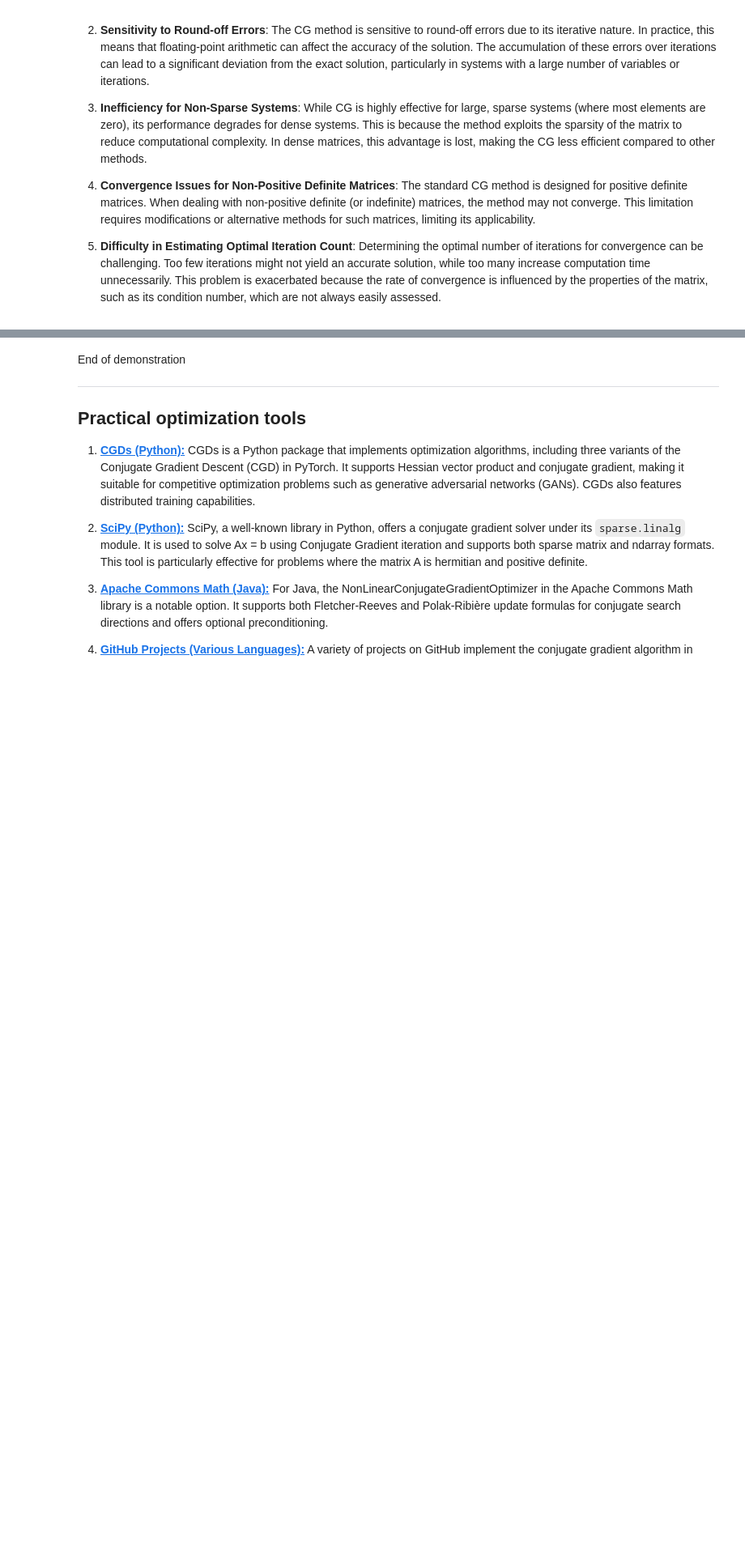
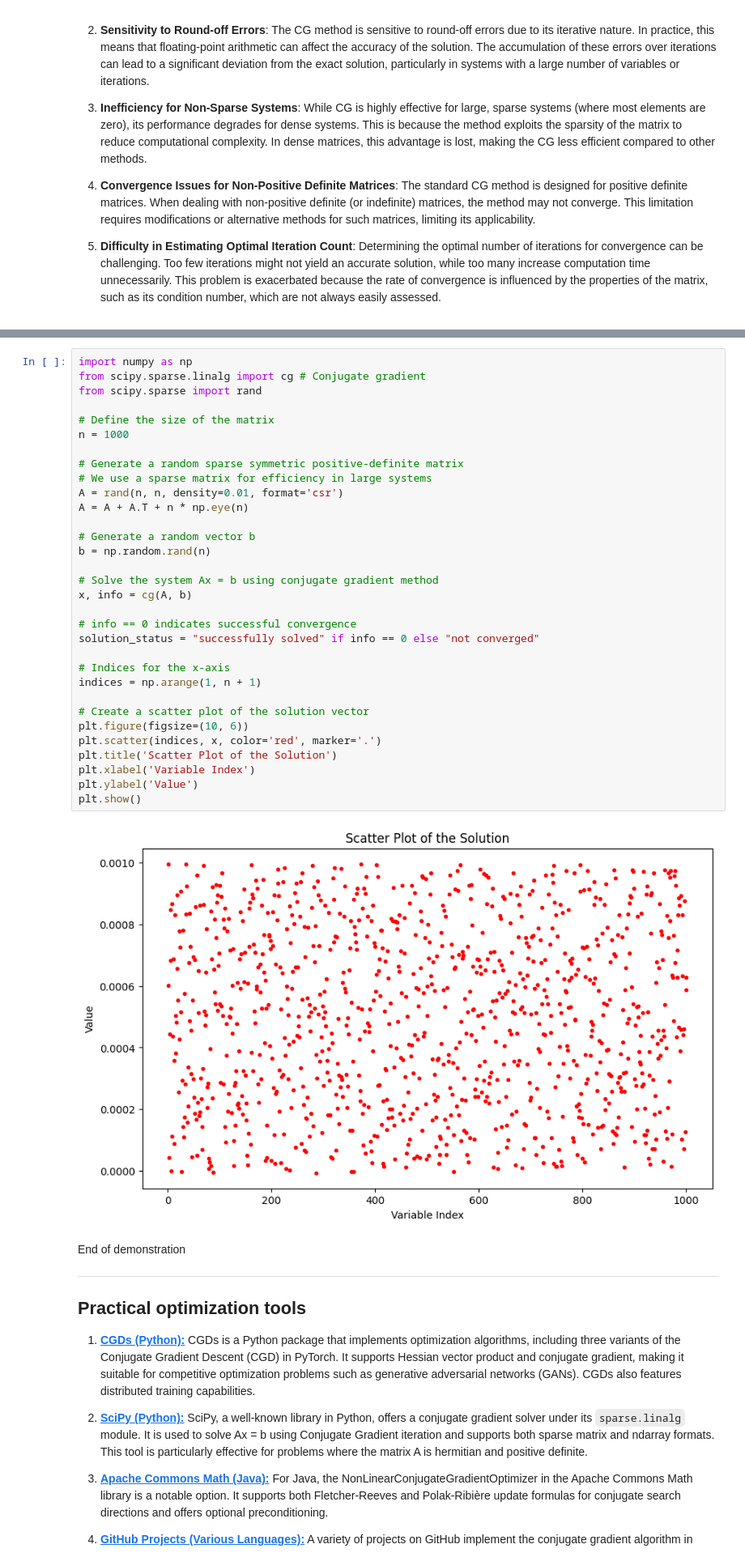
Before and after one commit to MaloLM/optimization-algorithms-guide, a Jupyter notebook: algorithms/deterministic mathematical optimization/Conjugate gradient.ipynb, the cells around one changed output, grey strips where cells are left out. Shown: that part at 81% size. Saved outputs shown, nothing was run; the diff lists cells and outputs as text; blank space fills up the shorter version.

```diff
--- a/algorithms/deterministic mathematical optimization/Conjugate gradient.ipynb
+++ b/algorithms/deterministic mathematical optimization/Conjugate gradient.ipynb
@@ -314,3 +227,37 @@ plt.show()
+# %%
+import numpy as np
+from scipy.sparse.linalg import cg # Conjugate gradient
+from scipy.sparse import rand
+
+# Define the size of the matrix
+n = 1000
+
+# Generate a random sparse symmetric positive-definite matrix
+# We use a sparse matrix for efficiency in large systems
+A = rand(n, n, density=0.01, format='csr')
+A = A + A.T + n * np.eye(n)
+
+# Generate a random vector b
+b = np.random.rand(n)
+
+# Solve the system Ax = b using conjugate gradient method
+x, info = cg(A, b)
+
+# info == 0 indicates successful convergence
+solution_status = "successfully solved" if info == 0 else "not converged"
+
+# Indices for the x-axis
+indices = np.arange(1, n + 1)
+
+# Create a scatter plot of the solution vector
+plt.figure(figsize=(10, 6))
+plt.scatter(indices, x, color='red', marker='.')
+plt.title('Scatter Plot of the Solution')
+plt.xlabel('Variable Index')
+plt.ylabel('Value')
+plt.show()
+# %% [output]
+[figure, added]
 # %% [markdown]
 End of demonstration
 
```
Also changed, not shown: parts of 14 cells of this notebook, 26 other files.
